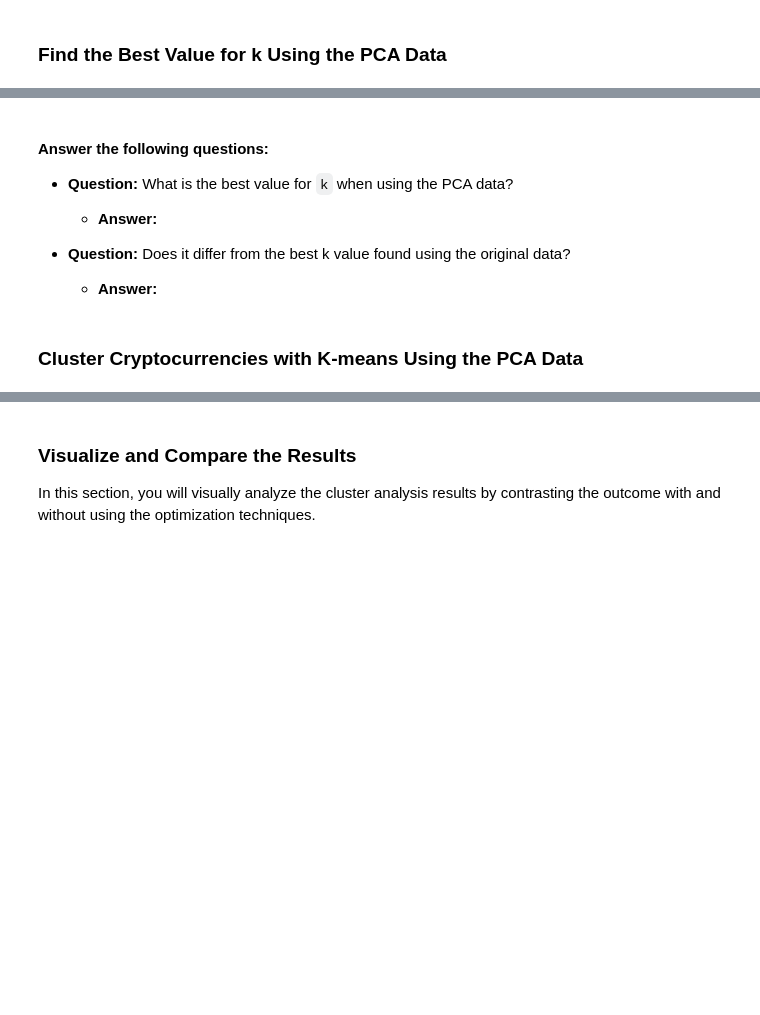
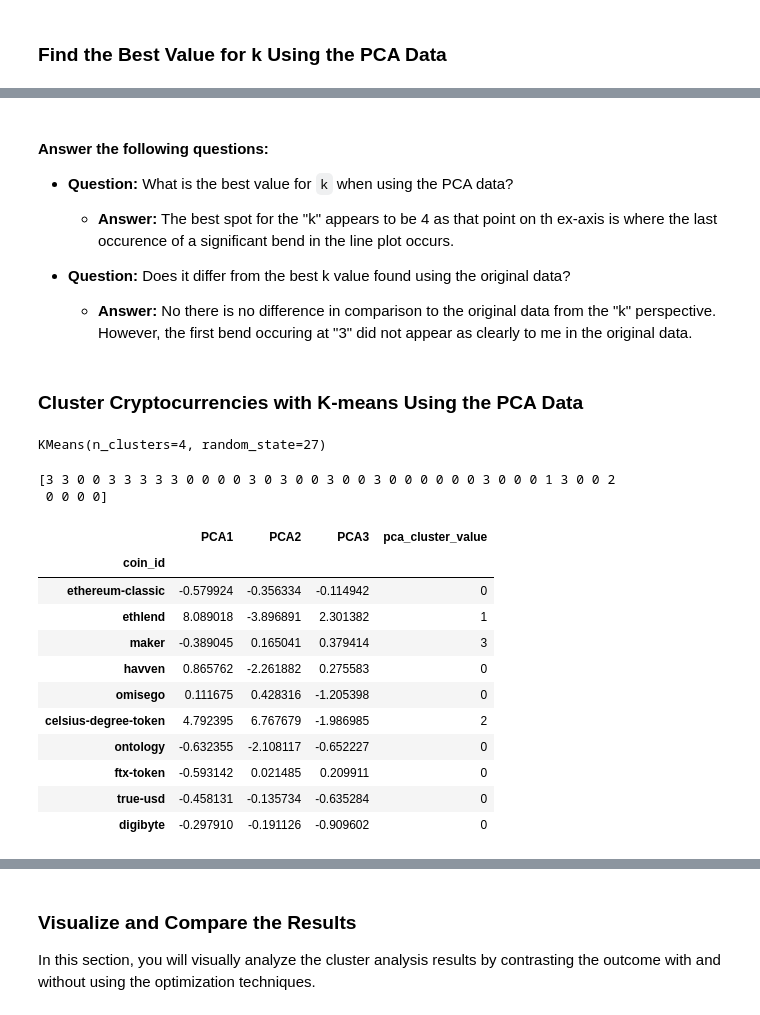
Before and after one commit to Ao-27/CryptoClustering_Mod19, a Jupyter notebook: Crypto_Clustering.ipynb, the cells around one changed output, grey strips where cells are left out. Saved outputs shown, nothing was run; the diff lists cells and outputs as text; code cells hidden in the pictures; blank space fills up the shorter version.

```diff
--- a/Crypto_Clustering.ipynb
+++ b/Crypto_Clustering.ipynb
@@ -337,9 +342,16 @@ pca_model_df2.head(10)
 # %%
 # Create an empty list to store the inertia values
-
+inertia_for_k_pca = []
 
 # Create a for loop to compute the inertia with each possible value of k
+for k in k_pca_values:
+
 # Inside the loop:
 # 1. Create a KMeans model using the loop counter for the n_clusters
+     k_means_pca_model = KMeans(k,random_state=27)
 # 2. Fit the model to the data using `df_market_data_pca`
+     k_means_pca_model.fit(pca_model_df2)
 # 3. Append the model.inertia_ to the inertia list
+     inertia_for_k_pca.append(k_means_pca_model.inertia_)
+
+print(inertia_for_k_pca)
@@ -355,29 +392,56 @@ pca_model_df2.head(10)
 
 * **Question:** What is the best value for `k` when using the PCA data?
 
-  * **Answer:**
+  * **Answer:**  The best spot for the "k" appears to be 4 as that point on th ex-axis is where the last occurence of a significant bend in the line plot occurs.
 
 
 * **Question:** Does it differ from the best k value found using the original data?
 
-  * **Answer:**
+  * **Answer:** No there is no difference in comparison to the original data from the "k" perspective. However, the first bend occuring at "3" did not appear as clearly to me in the original data.
 # %% [markdown]
 ### Cluster Cryptocurrencies with K-means Using the PCA Data
 # %%
 # Initialize the K-Means model using the best value for k
+
+optimized_cluster_model = KMeans(n_clusters=4, random_state=27)
 # %%
 # Fit the K-Means model using the PCA data
+
+optimized_cluster_model.fit(pca_model_df2)
+# %% [output]
+KMeans(n_clusters=4, random_state=27)
 # %%
 # Predict the clusters to group the cryptocurrencies using the PCA data
 
+predicted_pca_clusters = optimized_cluster_model.predict(pca_model_df2)
+
 # Print the resulting array of cluster values.
+
+print(predicted_pca_clusters)
+# %% [output]
+[3 3 0 0 3 3 3 3 3 0 0 0 0 3 0 3 0 0 3 0 0 3 0 0 0 0 0 0 3 0 0 0 1 3 0 0 2
+ 0 0 0 0]
 # %%
 # Create a copy of the DataFrame with the PCA data
-
+anaysis_df2_pca_clusters = pca_model_df2.copy()
 
 # Add a new column to the DataFrame with the predicted clusters
-
+anaysis_df2_pca_clusters["pca_cluster_value"] = predicted_pca_clusters
 
 # Display sample data
+anaysis_df2_pca_clusters.tail(10)
+# %% [output]
+|  | PCA1 | PCA2 | PCA3 | pca_cluster_value |
+| coin_id |  |  |  |  |
+| ethereum-classic | -0.579924 | -0.356334 | -0.114942 | 0 |
+| ethlend | 8.089018 | -3.896891 | 2.301382 | 1 |
+| maker | -0.389045 | 0.165041 | 0.379414 | 3 |
+| havven | 0.865762 | -2.261882 | 0.275583 | 0 |
+| omisego | 0.111675 | 0.428316 | -1.205398 | 0 |
+| celsius-degree-token | 4.792395 | 6.767679 | -1.986985 | 2 |
+| ontology | -0.632355 | -2.108117 | -0.652227 | 0 |
+| ftx-token | -0.593142 | 0.021485 | 0.209911 | 0 |
+| true-usd | -0.458131 | -0.135734 | -0.635284 | 0 |
+| digibyte | -0.297910 | -0.191126 | -0.909602 | 0 |
 # %%
 # Create a scatter plot using hvPlot by setting
```
Also changed, not shown: parts of 6 cells of this notebook.
